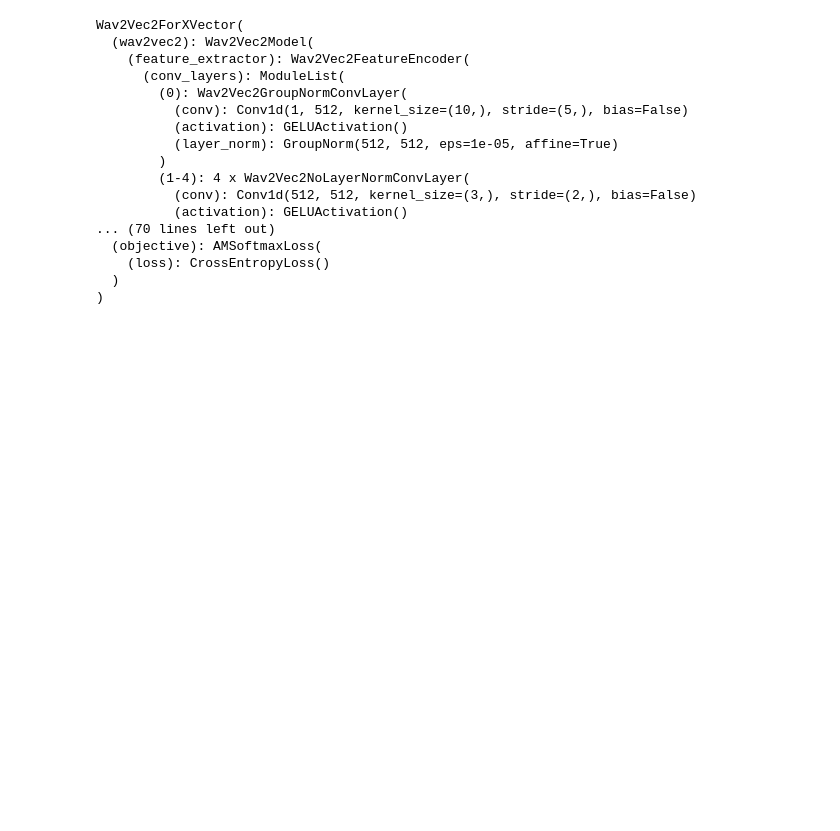
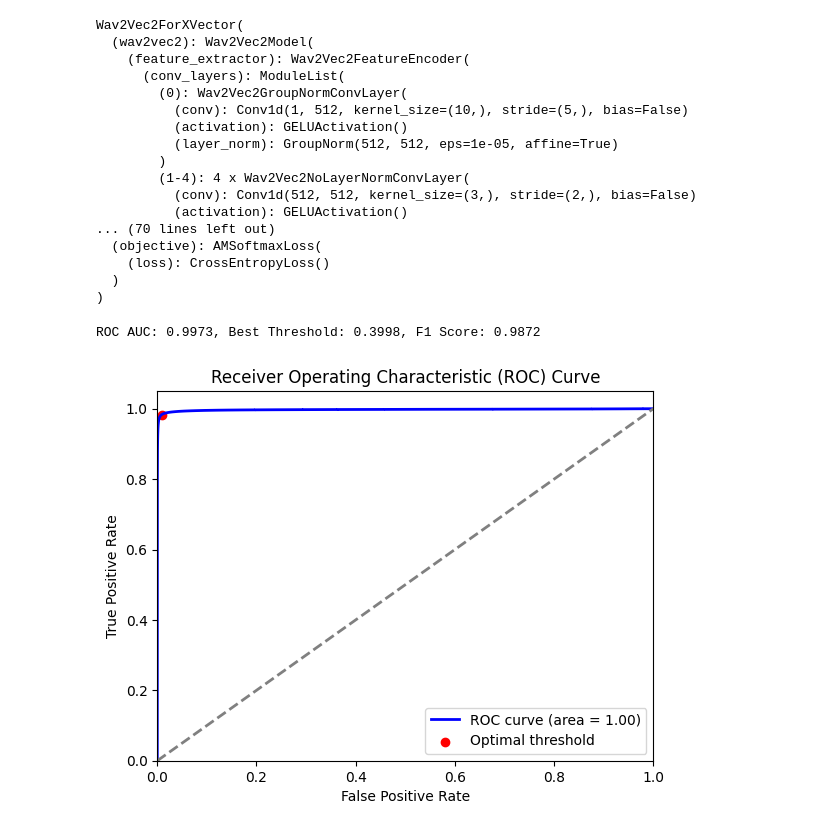
Before and after one commit to SongHunHan/VoiceAuth-AI, a Jupyter notebook: show_result.ipynb, the cells around one changed output. Cells and saved outputs as stored; diff of their text form; code cells hidden in the pictures; blank space fills up the shorter version.

```diff
--- a/show_result.ipynb
+++ b/show_result.ipynb
@@ -149,3 +150,22 @@ binary_predictions = (similarities > best_threshold).astype(int)
 f1 = f1_score(labels, binary_predictions)
 
 print(f'ROC AUC: {roc_auc:.4f}, Best Threshold: {best_threshold:.4f}, F1 Score: {f1:.4f}')
+# %%
+print(f'ROC AUC: {roc_auc:.4f}, Best Threshold: {best_threshold:.4f}, F1 Score: {f1:.4f}')
+# %% [output]
+ROC AUC: 0.9973, Best Threshold: 0.3998, F1 Score: 0.9872
+# %%
+# Plot ROC curve
+plt.figure()
+plt.plot(fpr, tpr, color='blue', lw=2, label='ROC curve (area = %0.2f)' % roc_auc)
+plt.plot([0, 1], [0, 1], color='gray', lw=2, linestyle='--')
+plt.scatter(fpr[ix], tpr[ix], color='red', marker='o', label='Optimal threshold')
+plt.xlim([0.0, 1.0])
+plt.ylim([0.0, 1.05])
+plt.xlabel('False Positive Rate')
+plt.ylabel('True Positive Rate')
+plt.title('Receiver Operating Characteristic (ROC) Curve')
+plt.legend(loc='lower right')
+plt.show()
+# %% [output]
+[figure, added]
```
Also changed, not shown: parts of 1 cell of this notebook, 3 other files.
